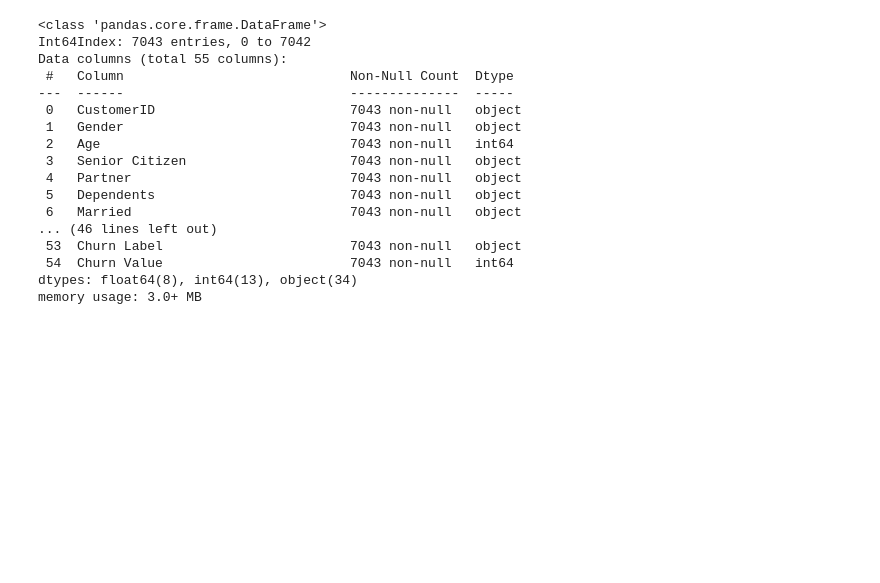
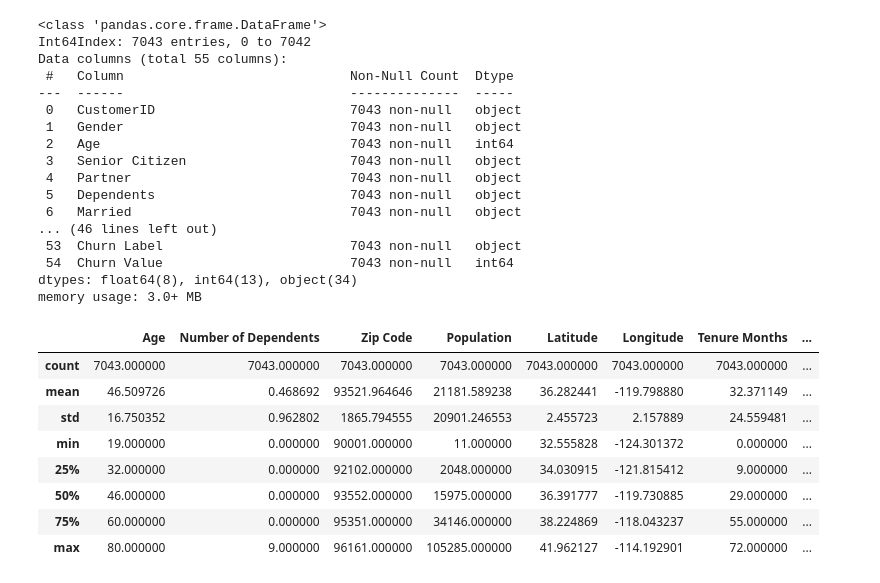
Before and after one commit to mfadlisy/Telco-Customer-Churn-Analysis, a Jupyter notebook: Notebooks/exploratory_data_analysis.ipynb, the cells around one changed output. Cells and saved outputs as stored; diff of their text form; code cells hidden in the pictures; blank space fills up the shorter version.

```diff
--- a/Notebooks/exploratory_data_analysis.ipynb
+++ b/Notebooks/exploratory_data_analysis.ipynb
@@ -113,3 +112,16 @@ Data columns (total 55 columns):
  54  Churn Value                        7043 non-null   int64
 dtypes: float64(8), int64(13), object(34)
 memory usage: 3.0+ MB
+# %%
+# Data description
+grouped_data.describe()
+# %% [output]
+|  | Age | Number of Dependents | Zip Code | Population | Latitude | Longitude | Tenure Months | ... |
+| count | 7043.000000 | 7043.000000 | 7043.000000 | 7043.000000 | 7043.000000 | 7043.000000 | 7043.000000 | ... |
+| mean | 46.509726 | 0.468692 | 93521.964646 | 21181.589238 | 36.282441 | -119.798880 | 32.371149 | ... |
+| std | 16.750352 | 0.962802 | 1865.794555 | 20901.246553 | 2.455723 | 2.157889 | 24.559481 | ... |
+| min | 19.000000 | 0.000000 | 90001.000000 | 11.000000 | 32.555828 | -124.301372 | 0.000000 | ... |
+| 25% | 32.000000 | 0.000000 | 92102.000000 | 2048.000000 | 34.030915 | -121.815412 | 9.000000 | ... |
+| 50% | 46.000000 | 0.000000 | 93552.000000 | 15975.000000 | 36.391777 | -119.730885 | 29.000000 | ... |
+| 75% | 60.000000 | 0.000000 | 95351.000000 | 34146.000000 | 38.224869 | -118.043237 | 55.000000 | ... |
+| max | 80.000000 | 9.000000 | 96161.000000 | 105285.000000 | 41.962127 | -114.192901 | 72.000000 | ... |
```
Also changed, not shown: parts of 22 cells of this notebook.
